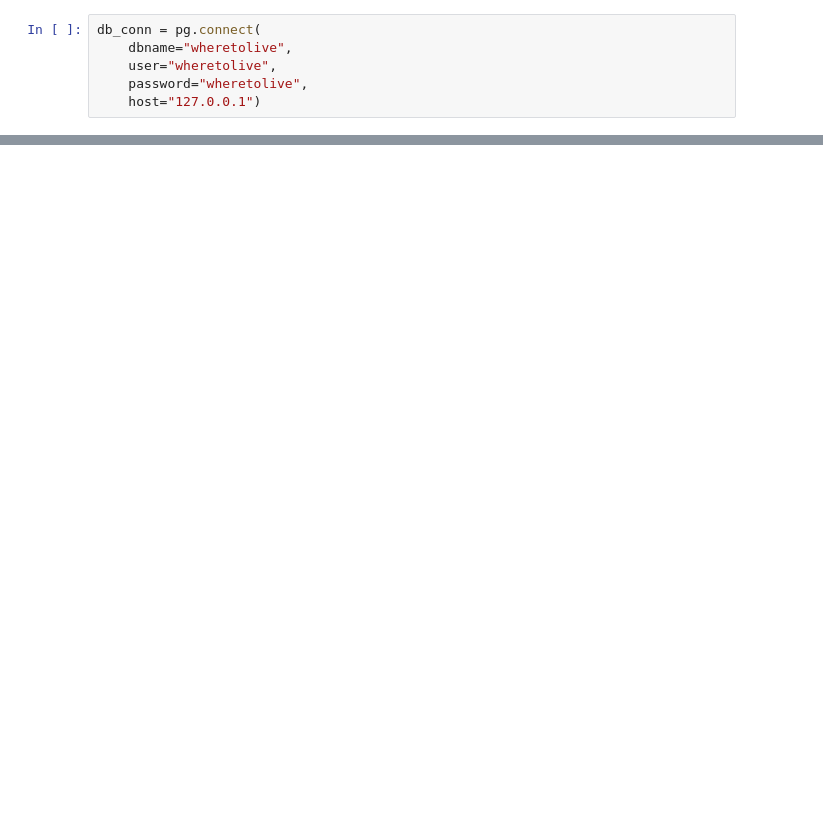
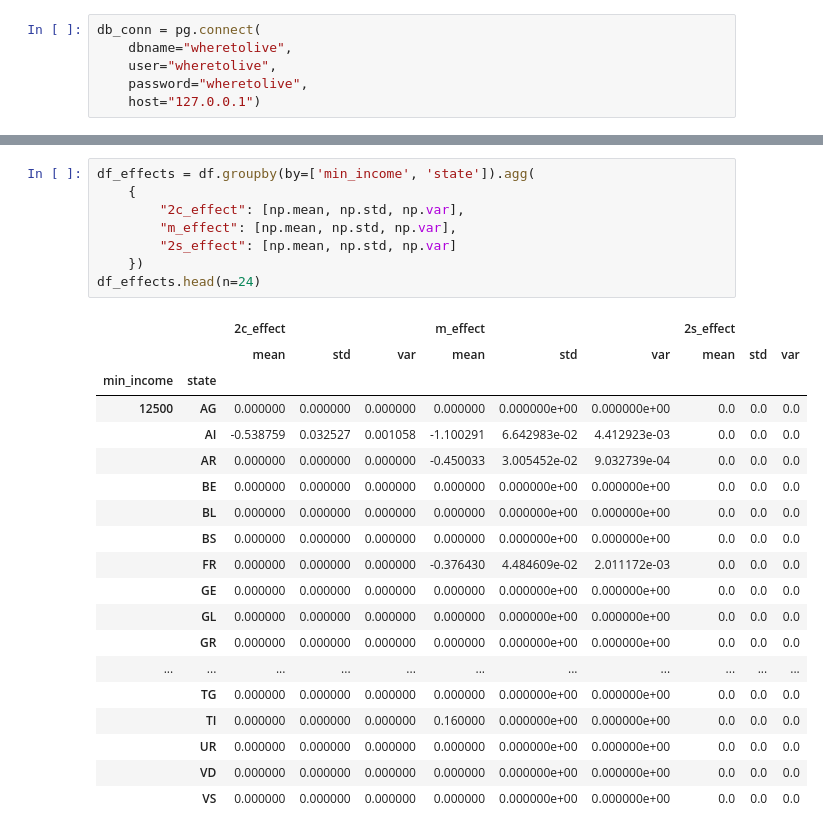
Before and after one commit to muyajil/wheretolive.ch, a Jupyter notebook: tax_rate_analysis.ipynb, the cells around one changed output, grey strips where cells are left out. Drawn from its saved outputs; the diff is of its cells as text; blank space fills up the shorter version.

```diff
--- a/tax_rate_analysis.ipynb
+++ b/tax_rate_analysis.ipynb
@@ -69,0 +70,28 @@ df.head(n=48)
+# %%
+df_effects = df.groupby(by=['min_income', 'state']).agg(
+    {
+        "2c_effect": [np.mean, np.std, np.var],
+        "m_effect": [np.mean, np.std, np.var],
+        "2s_effect": [np.mean, np.std, np.var]
+    })
+df_effects.head(n=24)
+# %% [output]
+|  |  | 2c_effect |  |  | m_effect |  |  | 2s_effect |  |  |
+|  |  | mean | std | var | mean | std | var | mean | std | var |
+| min_income | state |  |  |  |  |  |  |  |  |  |
+| 12500 | AG | 0.000000 | 0.000000 | 0.000000 | 0.000000 | 0.000000e+00 | 0.000000e+00 | 0.0 | 0.0 | 0.0 |
+|  | AI | -0.538759 | 0.032527 | 0.001058 | -1.100291 | 6.642983e-02 | 4.412923e-03 | 0.0 | 0.0 | 0.0 |
+|  | AR | 0.000000 | 0.000000 | 0.000000 | -0.450033 | 3.005452e-02 | 9.032739e-04 | 0.0 | 0.0 | 0.0 |
+|  | BE | 0.000000 | 0.000000 | 0.000000 | 0.000000 | 0.000000e+00 | 0.000000e+00 | 0.0 | 0.0 | 0.0 |
+|  | BL | 0.000000 | 0.000000 | 0.000000 | 0.000000 | 0.000000e+00 | 0.000000e+00 | 0.0 | 0.0 | 0.0 |
+|  | BS | 0.000000 | 0.000000 | 0.000000 | 0.000000 | 0.000000e+00 | 0.000000e+00 | 0.0 | 0.0 | 0.0 |
+|  | FR | 0.000000 | 0.000000 | 0.000000 | -0.376430 | 4.484609e-02 | 2.011172e-03 | 0.0 | 0.0 | 0.0 |
+|  | GE | 0.000000 | 0.000000 | 0.000000 | 0.000000 | 0.000000e+00 | 0.000000e+00 | 0.0 | 0.0 | 0.0 |
+|  | GL | 0.000000 | 0.000000 | 0.000000 | 0.000000 | 0.000000e+00 | 0.000000e+00 | 0.0 | 0.0 | 0.0 |
+|  | GR | 0.000000 | 0.000000 | 0.000000 | 0.000000 | 0.000000e+00 | 0.000000e+00 | 0.0 | 0.0 | 0.0 |
+| ... | ... | ... | ... | ... | ... | ... | ... | ... | ... | ... |
+|  | TG | 0.000000 | 0.000000 | 0.000000 | 0.000000 | 0.000000e+00 | 0.000000e+00 | 0.0 | 0.0 | 0.0 |
+|  | TI | 0.000000 | 0.000000 | 0.000000 | 0.160000 | 0.000000e+00 | 0.000000e+00 | 0.0 | 0.0 | 0.0 |
+|  | UR | 0.000000 | 0.000000 | 0.000000 | 0.000000 | 0.000000e+00 | 0.000000e+00 | 0.0 | 0.0 | 0.0 |
+|  | VD | 0.000000 | 0.000000 | 0.000000 | 0.000000 | 0.000000e+00 | 0.000000e+00 | 0.0 | 0.0 | 0.0 |
+|  | VS | 0.000000 | 0.000000 | 0.000000 | 0.000000 | 0.000000e+00 | 0.000000e+00 | 0.0 | 0.0 | 0.0 |
```
Also changed, not shown: parts of 9 cells of this notebook, 6 other files.
